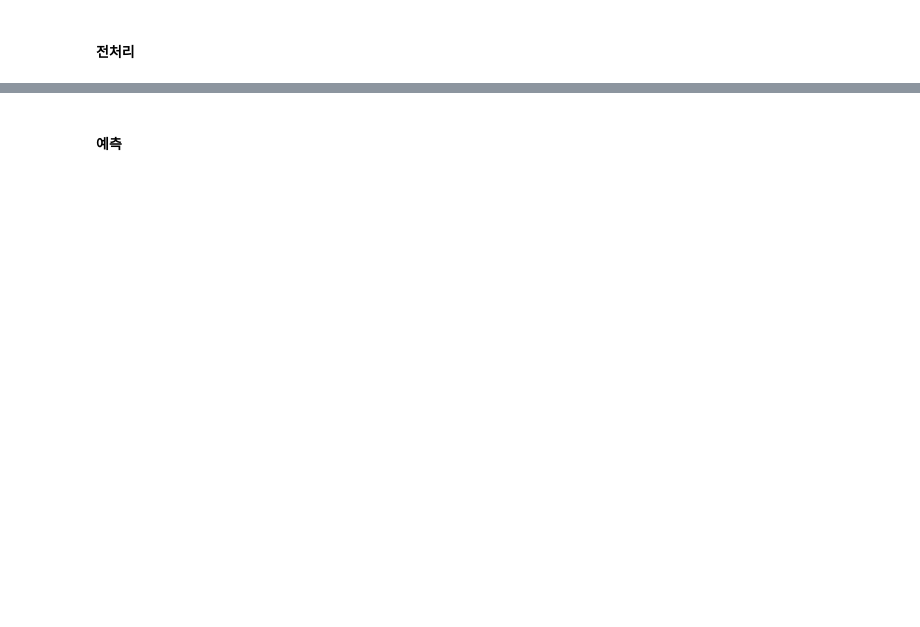
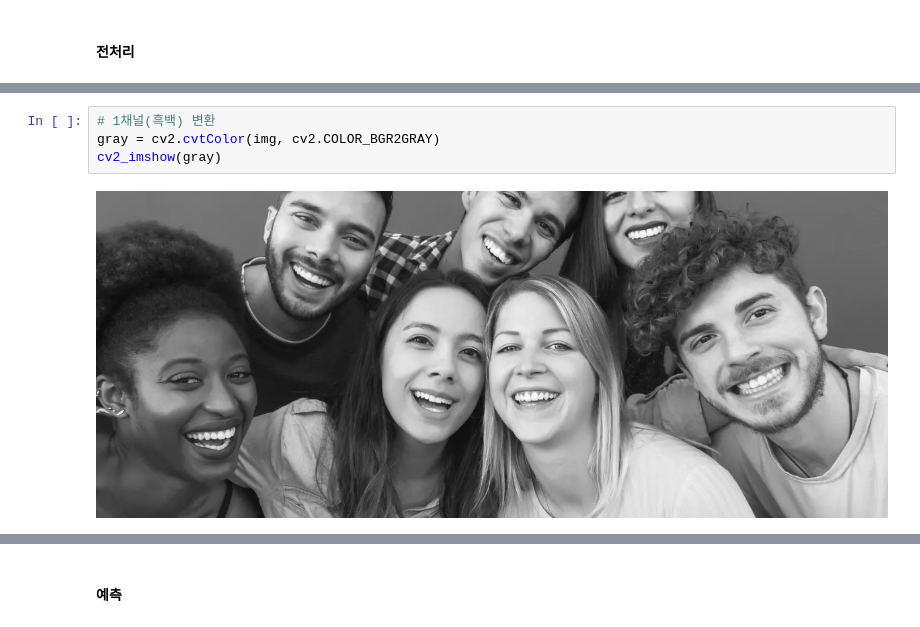
Before and after one commit to yebiny/SkillTreePython-DeepLearning, a Jupyter notebook: 00.추가학습/해설/ch00_04_OpenCV활용_haarcascade_객체인식.ipynb, the cells around one changed output, grey strips where cells are left out. Cells and saved outputs as stored; diff of their text form; blank space fills up the shorter version.

```diff
--- a/00.추가학습/해설/ch00_04_OpenCV활용_haarcascade_객체인식.ipynb
+++ b/00.추가학습/해설/ch00_04_OpenCV활용_haarcascade_객체인식.ipynb
@@ -106,0 +135,6 @@ eyes_cascade_name = 'haarcascade_eye_tree_eyeglasses.xml'
+# %%
+# 1채널(흑백) 변환
+gray = cv2.cvtColor(img, cv2.COLOR_BGR2GRAY)
+cv2_imshow(gray)
+# %% [output]
+[figure, added]
```
Also changed, not shown: parts of 16 cells of this notebook.
